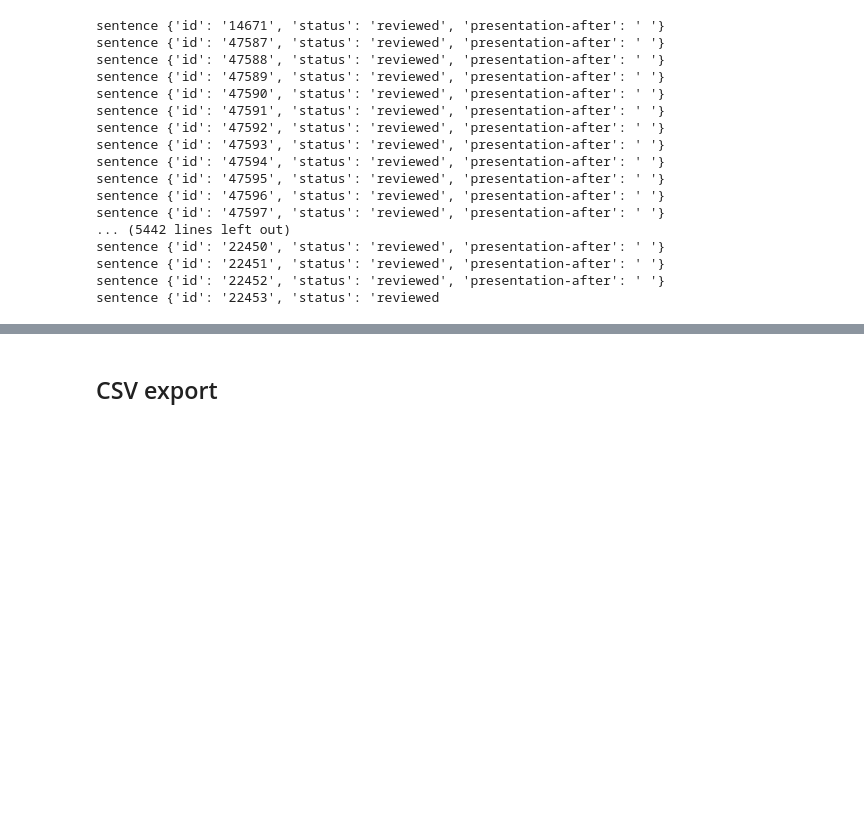
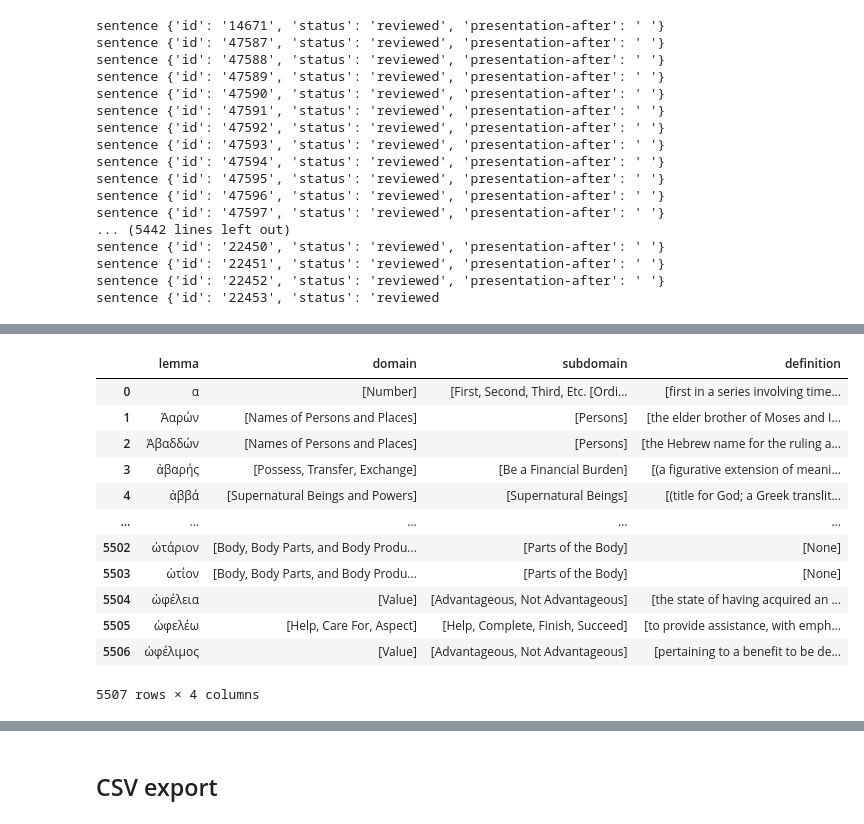
Before and after one commit to Tdelaselle/TextSiMetrics, a Jupyter notebook: Prepro_NT.ipynb, the cells around one changed output, grey strips where cells are left out. Saved outputs shown, nothing was run; the diff lists cells and outputs as text; code cells hidden in the pictures; blank space fills up the shorter version.

```diff
--- a/Prepro_NT.ipynb
+++ b/Prepro_NT.ipynb
@@ -54,0 +218,76 @@ sentence {'id': '22453', 'status': 'reviewed
+# %%
+# Function to clean xml:id attributes
+def clean_xml_ids(xml_content):
+    # Replace invalid characters in xml:id attributes
+    cleaned_content = xml_content.replace('xml:id="RHE_Ps_147_12_c _', 'xml:id="RHE_Ps_147_12_c_')
+    return cleaned_content
+
+# Read the XML file content
+with open('data/UBSGreekNTDic-v1.0-en.xml', 'r', encoding='utf-8') as file:
+    xml_content = file.read()
+
+# Clean the xml:id attributes
+# cleaned_xml_content = clean_xml_ids(xml_content)
+# display(cleaned_xml_content[0:1000])
+
+# Parse the cleaned XML content
+tree = etree.parse('data/UBSGreekNTDic-v1.0-en.xml')
+root = tree.getroot()
+# %%
+import tqdm
+
+UBS = pd.DataFrame(columns=['lemma', 'domain', 'subdomain','definition'])
+
+lemma_list = []
+domain_list = [[]]
+subdomain_list = [[]]
+definition_list = [[]]
+
+i = -1
+j = -1
+for elem in tqdm.tqdm(root.iter()):
+    if elem.tag == 'Lexicon_Entry':
+        lemma_list.append(str(elem.attrib.get('Lemma')))
+        domain_list.append([])
+        subdomain_list.append([])
+        definition_list.append([])
+        i +=1
+    if elem.tag == 'LEXDomain':
+        domain_list[i].append(str(elem.text))
+    if elem.tag == 'LEXSubDomain':
+        subdomain_list[i].append(str(elem.text))
+    if elem.tag == 'DefinitionShort':
+        definition_list[i].append(str(elem.text))
+        # subdomain_list.append(str(elem.attrib.get('LEXSubDomain')))
+
+
+# delete last line of domain_list and subdomain_list
+domain_list = domain_list[:-1]
+subdomain_list = subdomain_list[:-1]
+definition_list = definition_list[:-1]
+
+# include lemma_list in UBS
+UBS['lemma'] = lemma_list
+UBS['domain'] = domain_list
+UBS['subdomain'] = subdomain_list
+UBS['definition'] = definition_list
+
+# normalize lemmas
+UBS['lemma'] = UBS['lemma'].str.lower()
+UBS['lemma'] = UBS['lemma'].apply(remove_greek_accents)
+
+display(UBS)
+# %% [output]
+|  | lemma | domain | subdomain | definition |
+| 0 | α | [Number] | [First, Second, Third, Etc. [Ordi... | [first in a series involving time... |
+| 1 | Ἀαρών | [Names of Persons and Places] | [Persons] | [the elder brother of Moses and I... |
+| 2 | Ἀβαδδών | [Names of Persons and Places] | [Persons] | [the Hebrew name for the ruling a... |
+| 3 | ἀβαρής | [Possess, Transfer, Exchange] | [Be a Financial Burden] | [(a figurative extension of meani... |
+| 4 | ἀββά | [Supernatural Beings and Powers] | [Supernatural Beings] | [(title for God; a Greek translit... |
+| ... | ... | ... | ... | ... |
+| 5502 | ὠτάριον | [Body, Body Parts, and Body Produ... | [Parts of the Body] | [None] |
+| 5503 | ὠτίον | [Body, Body Parts, and Body Produ... | [Parts of the Body] | [None] |
+| 5504 | ὠφέλεια | [Value] | [Advantageous, Not Advantageous] | [the state of having acquired an ... |
+| 5505 | ὠφελέω | [Help, Care For, Aspect] | [Help, Complete, Finish, Succeed] | [to provide assistance, with emph... |
+| 5506 | ὠφέλιμος | [Value] | [Advantageous, Not Advantageous] | [pertaining to a benefit to be de... |
+5507 rows × 4 columns
```
Also changed, not shown: parts of 16 cells of this notebook, 11 other files.
